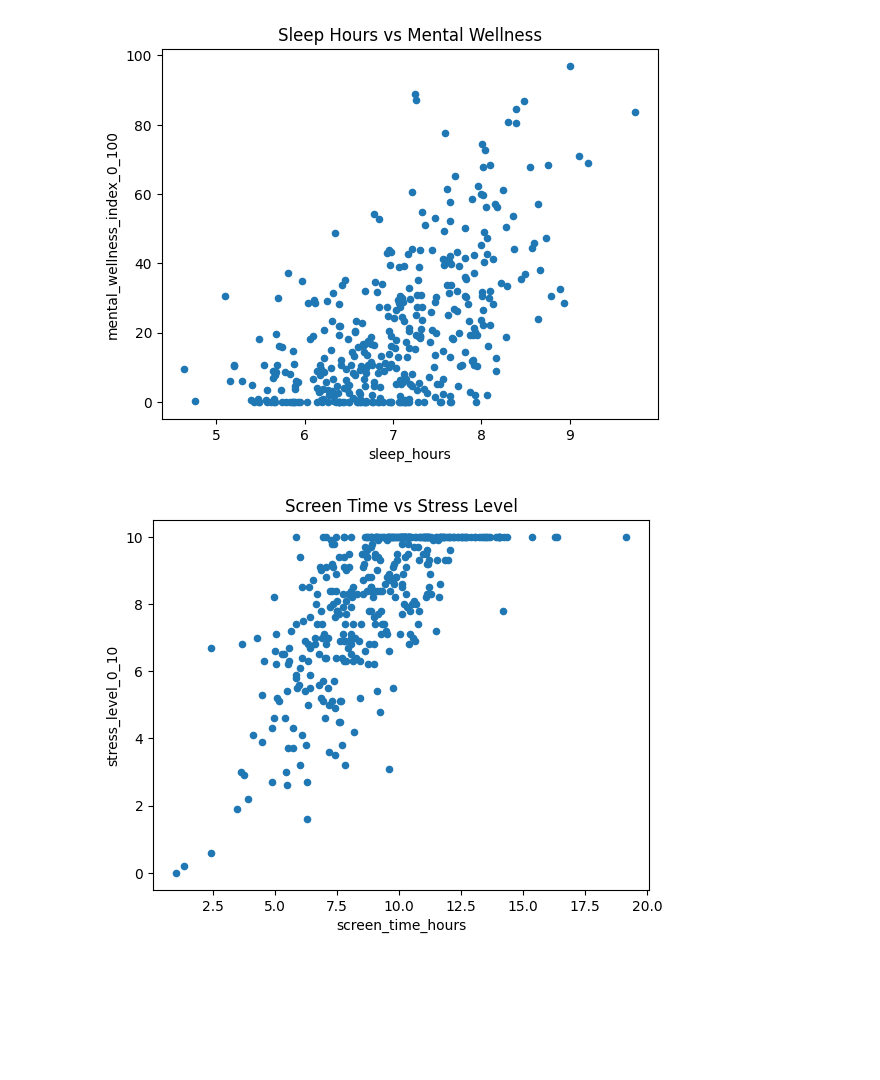
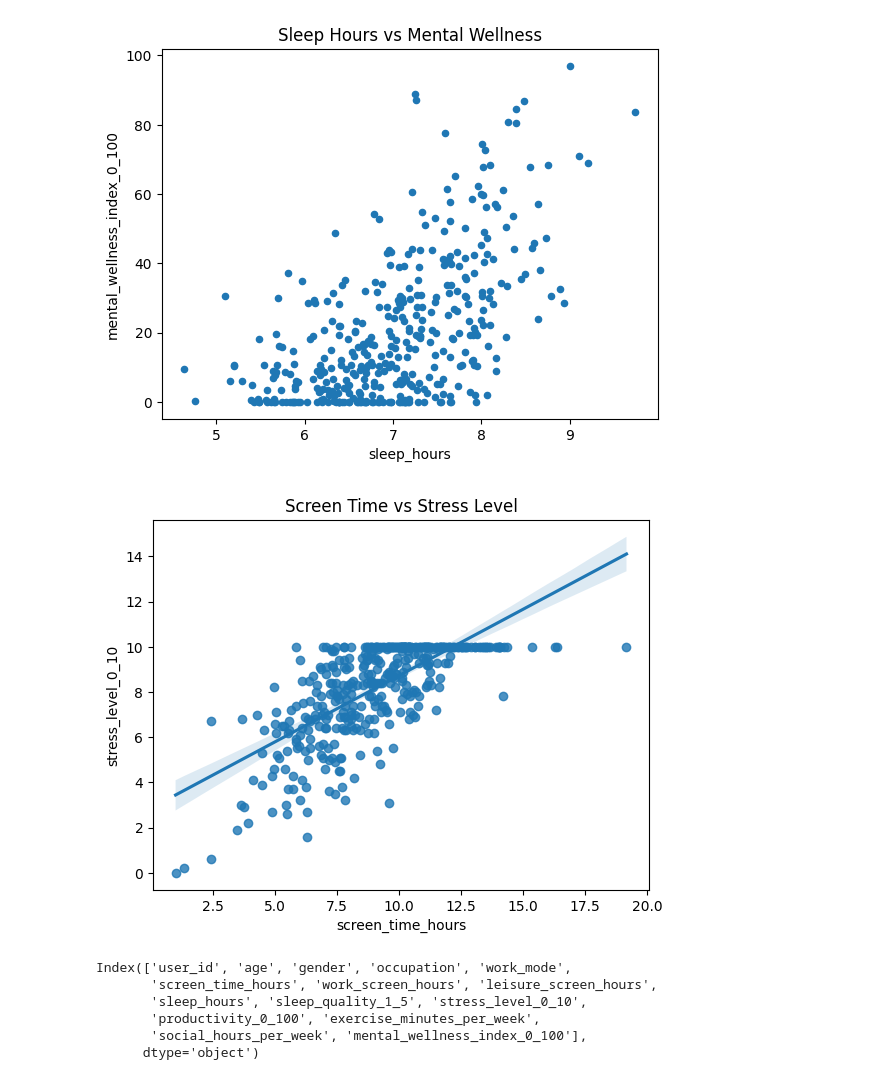
Before and after one commit to sharmakarishma1210-cmyk/screentime-vs-mentalwellness, a Jupyter notebook: kaggle.ipynb, the cells around one changed output. Cells and saved outputs as stored; diff of their text form; code cells hidden in the pictures; blank space fills up the shorter version.

```diff
--- a/kaggle.ipynb
+++ b/kaggle.ipynb
@@ -90,16 +52,22 @@ plt.show()
 # %% [output]
 [figure]
 # %%
+
+import seaborn as sns
 import matplotlib.pyplot as plt
 
-df.plot.scatter(x="screen_time_hours", y="stress_level_0_10")
+sns.regplot(x="screen_time_hours", y="stress_level_0_10", data=df)
 
 plt.title("Screen Time vs Stress Level")
 plt.show()
+# %% [output]
+[figure, added]
-# %%
-import matplotlib.pyplot as plt
-df.plot.scatter(x = "screen_time_hours" , y="stress_level_0_10")
-plt.title("Screen Time vs Stress Level")
-plt.show()
-# %% [output]
-[figure, removed]
+# %%
+print(df.columns)
+# %% [output]
+Index(['user_id', 'age', 'gender', 'occupation', 'work_mode',
+       'screen_time_hours', 'work_screen_hours', 'leisure_screen_hours',
+       'sleep_hours', 'sleep_quality_1_5', 'stress_level_0_10',
+       'productivity_0_100', 'exercise_minutes_per_week',
+       'social_hours_per_week', 'mental_wellness_index_0_100'],
+      dtype='object')
```
Also changed, not shown: parts of 26 cells of this notebook.
